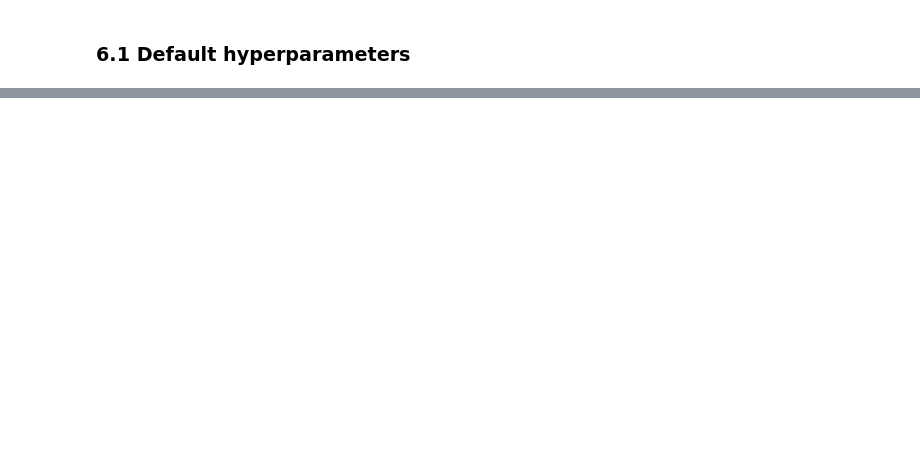
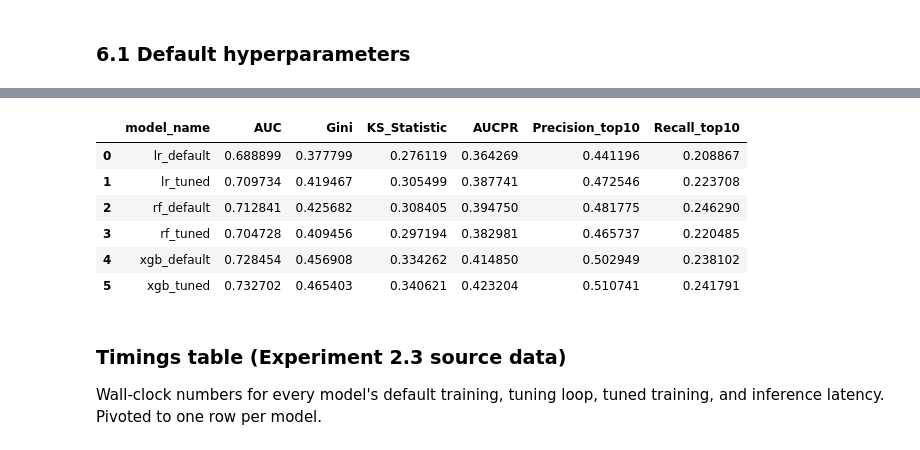
Before and after one commit to rahul111jakhad/ft-transformer-credit-risk, a Jupyter notebook: notebooks/01_lending_club_baselines.ipynb, the cells around one changed output, grey strips where cells are left out. Cells and saved outputs as stored; diff of their text form; code cells hidden in the pictures; blank space fills up the shorter version.

```diff
--- a/notebooks/01_lending_club_baselines.ipynb
+++ b/notebooks/01_lending_club_baselines.ipynb
@@ -422,0 +102,19 @@ def report_performance(model, X_train, y_train, X_valid, y_valid, X_test, y_test
+# %%
+# When running locally, repo root is one directory up (notebook is in notebooks/).
+# When running on Colab with the cell above uncommented, DRIVE_ROOT takes precedence.
+_BASE = globals().get("DRIVE_ROOT", "..")
+DATA_PATH      = f"{_BASE}/data/accepted_2007_to_2018Q4.csv"
+ARTIFACTS_DIR  = f"{_BASE}/artifacts/lending_club"
+RESULTS_DIR    = f"{_BASE}/results"
+
+logger = ExperimentLogger(
+    dataset="lending_club",
+    artifacts_dir=ARTIFACTS_DIR,
+    results_dir=RESULTS_DIR,
+)
+print(f"DATA_PATH      = {DATA_PATH}")
+print(f"ARTIFACTS_DIR  = {ARTIFACTS_DIR}")
+print(f"RESULTS_DIR    = {RESULTS_DIR}")
+
+# Capture environment once per session
+capture_environment(logger, seed=RANDOM_SEED);
@@ -845,0 +747,19 @@ summary
+# %%
+summary = load_summary(RESULTS_DIR, "lending_club")
+summary[[
+    "model_name", "AUC", "Gini", "KS_Statistic", "AUCPR",
+    "Precision_top10", "Recall_top10",
+]]
+# %% [output]
+|  | model_name | AUC | Gini | KS_Statistic | AUCPR | Precision_top10 | Recall_top10 |
+| 0 | lr_default | 0.688899 | 0.377799 | 0.276119 | 0.364269 | 0.441196 | 0.208867 |
+| 1 | lr_tuned | 0.709734 | 0.419467 | 0.305499 | 0.387741 | 0.472546 | 0.223708 |
+| 2 | rf_default | 0.712841 | 0.425682 | 0.308405 | 0.394750 | 0.481775 | 0.246290 |
+| 3 | rf_tuned | 0.704728 | 0.409456 | 0.297194 | 0.382981 | 0.465737 | 0.220485 |
+| 4 | xgb_default | 0.728454 | 0.456908 | 0.334262 | 0.414850 | 0.502949 | 0.238102 |
+| 5 | xgb_tuned | 0.732702 | 0.465403 | 0.340621 | 0.423204 | 0.510741 | 0.241791 |
+# %% [markdown]
+### Timings table (Experiment 2.3 source data)
+
+Wall-clock numbers for every model's default training, tuning loop, tuned
+training, and inference latency. Pivoted to one row per model.
```
Also changed, not shown: parts of 89 cells of this notebook, 10 other files.
